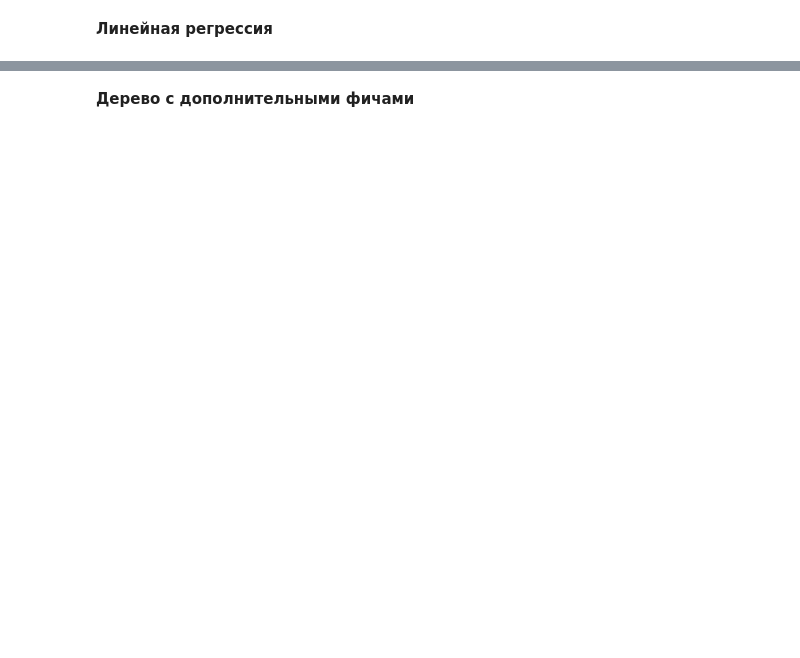
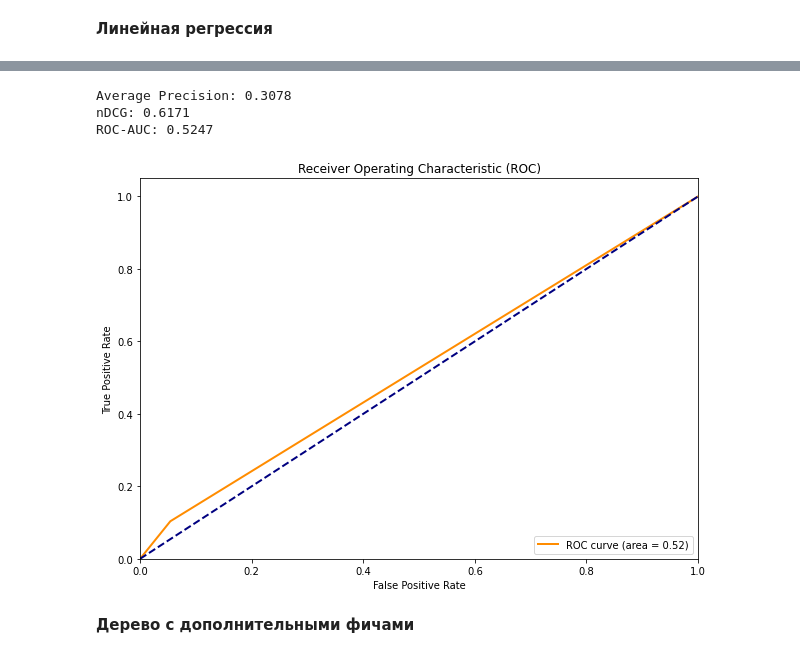
Before and after one commit to mishasurmach/hakhathon_vk, a Jupyter notebook: Initial_solution.ipynb, the cells around one changed output, grey strips where cells are left out. Saved outputs shown, nothing was run; the diff lists cells and outputs as text; code cells hidden in the pictures; blank space fills up the shorter version.

```diff
--- a/Initial_solution.ipynb
+++ b/Initial_solution.ipynb
@@ -372,0 +499,40 @@ Average Precision: 0.3319
+# %%
+# Определение гиперпараметров для перебора
+param_grid = {
+    'C': [0.01, 0.1, 1, 10, 100],  # коэффициент регуляризации
+    'solver': ['liblinear', 'lbfgs'],  # выбор алгоритма
+}
+
+# Функция для подбора гиперпараметров и обучения модели
+def train_and_evaluate(X_train, y_train, X_val, y_val, group_val, param_grid):
+    best_ndcg = 0
+    best_model = None
+    best_params = None
+
+    for C in param_grid['C']:
+        for solver in param_grid['solver']:
+            # Инициализация модели с текущими гиперпараметрами
+            model = LogisticRegression(C=C, solver=solver, class_weight='balanced', max_iter=10000)
+
+            # Обучение модели
+            model.fit(X_train, y_train)
+
+            # Предсказание вероятностей для валидационного набора
+            y_pred_prob = model.predict_proba(X_val)[:, 1]
+
+            # Подсчёт nDCG по группам
+            ndcg = calculate_ndcg_by_group(y_val, y_pred_prob, group_val)
+
+            print(f"nDCG: {ndcg:.4f}, C: {C}, Solver: {solver}")
+
+            # Сохранение наилучшей модели по nDCG
+            if ndcg > best_ndcg:
+                best_ndcg = ndcg
+                best_model = model
+                best_params = {'C': C, 'solver': solver}
+
+    print(f"Best nDCG: {best_ndcg:.4f} with params: {best_params}")
+    return best_model
+
+# Запуск подбора гиперпараметров и обучения модели
+best_model = train_and_evaluate(X_train, y_train, X_val, y_val, group_val, param_grid)
@@ -373,2 +551,10 @@ Average Precision: 0.3319
+# %%
+y_pred = best_model.predict(X_test)
+evaluate(y_pred, y_test, group_test)
+# %% [output]
+Average Precision: 0.3078
+nDCG: 0.6171
+ROC-AUC: 0.5247
+[figure, added]
 # %% [markdown]
 **Дерево с дополнительными фичами**
```
Also changed, not shown: parts of 70 cells of this notebook.
